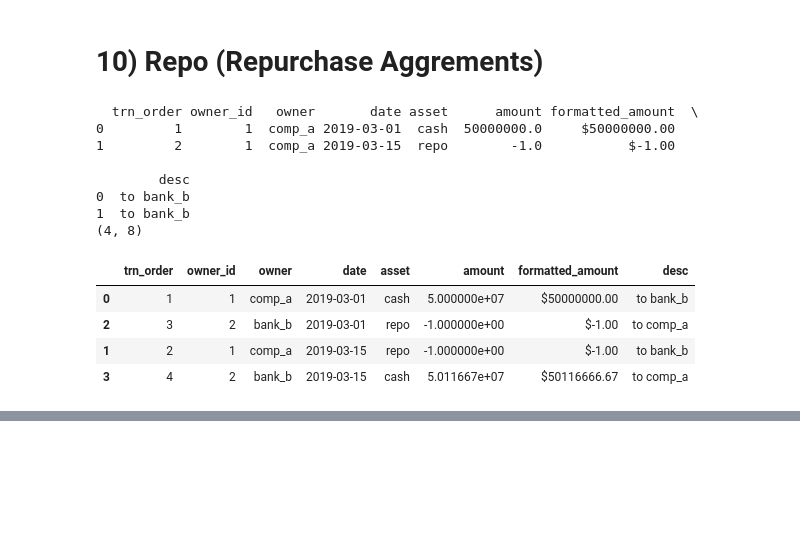
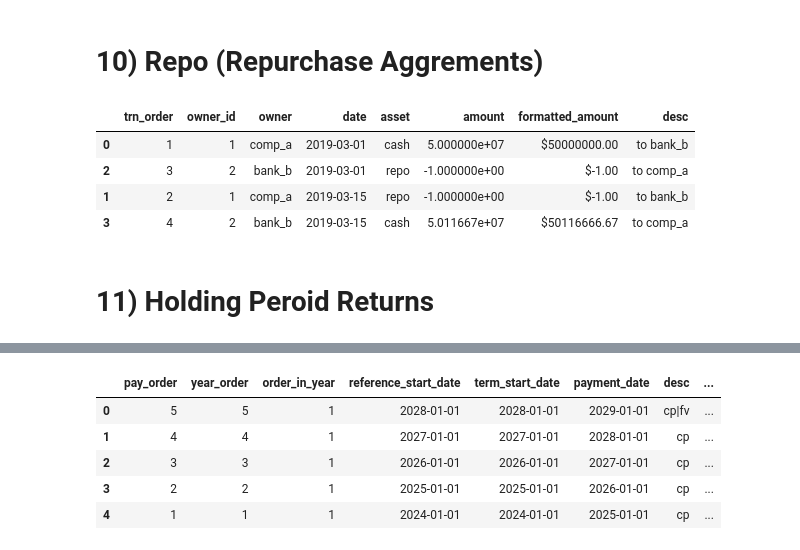
Before and after one commit to horasan/ml, a Jupyter notebook: R_LER_TREASURY_FIXED_INCOME_1.ipynb, the cells around one changed output, grey strips where cells are left out. Drawn from its saved outputs; the diff is of its cells as text; code cells hidden in the pictures; blank space fills up the shorter version.

Commit message:
holding period returns

```diff
--- a/R_LER_TREASURY_FIXED_INCOME_1.ipynb
+++ b/R_LER_TREASURY_FIXED_INCOME_1.ipynb
@@ -1477,7 +1477,6 @@ comp_a_on_maturity_date = {
 comp_a = comp_a._append(comp_a_on_repo_date, ignore_index = True)
 comp_a = comp_a._append(comp_a_on_maturity_date, ignore_index = True)
 
-print(comp_a)
 bank_b = pd.DataFrame(columns=["trn_order", "owner_id", "owner", "date", "asset", "amount", "formatted_amount","desc"])
 bank_b_on_repo_date = {
     "trn_order": 1,
@@ -1501,26 +1500,57 @@ bank_b_on_maturity_date = {
 }
 bank_b = bank_b._append(bank_b_on_repo_date, ignore_index = True)
 bank_b = bank_b._append(bank_b_on_maturity_date, ignore_index = True)
-bank_b
+
 
 all_actions = [comp_a, bank_b]
 all_transactions = pd.concat(all_actions, ignore_index = True)
-print(all_transactions.shape)
 all_transactions["trn_order"] = np.arange(1, all_transactions.shape[0] + 1, 1)
 all_transactions = all_transactions.reset_index(drop = True)
 
 all_transactions.sort_values(by=['date', 'owner_id'])
 # %% [output]
-  trn_order owner_id   owner       date asset      amount formatted_amount  \
-0         1        1  comp_a 2019-03-01  cash  50000000.0     $50000000.00
-1         2        1  comp_a 2019-03-15  repo        -1.0           $-1.00
-
-        desc
-0  to bank_b
-1  to bank_b
-(4, 8)
 |  | trn_order | owner_id | owner | date | asset | amount | formatted_amount | desc |
 | 0 | 1 | 1 | comp_a | 2019-03-01 | cash | 5.000000e+07 | $50000000.00 | to bank_b |
 | 2 | 3 | 2 | bank_b | 2019-03-01 | repo | -1.000000e+00 | $-1.00 | to comp_a |
 | 1 | 2 | 1 | comp_a | 2019-03-15 | repo | -1.000000e+00 | $-1.00 | to bank_b |
 | 3 | 4 | 2 | bank_b | 2019-03-15 | cash | 5.011667e+07 | $50116666.67 | to comp_a |
+# %% [markdown]
+# 11) Holding Peroid Returns
+# %%
+
+
+issue_date = datetime.datetime(2024, 1, 1)
+maturity_date = issue_date + pd.DateOffset(years=5)
+frequency_per_year = 1
+observation_date = issue_date + pd.DateOffset(days=17)
+
+# TODO: method for this calculation
+investment_amount = 10000
+price_quoted_as = 113
+
+face_value = investment_amount * 100 / price_quoted_as
+coupon_rate = 7.0/100
+day_count_convention = "ACT/ACT"
+
+reinvestment_rate = 3
+
+yield_in = None
+
+holding_return_rate = -1 # ??
+
+bondd = get_bond_lifecycle_for_observation_date_2(
+    issue_date = issue_date,
+    maturity_date = maturity_date,
+    frequency_per_year = frequency_per_year,
+    observation_date = observation_date,
+    face_value = face_value,
+    coupon_rate = coupon_rate,
+    yield_in=yield_in,
+    day_count_convention = day_count_convention
+)
+
+bondd["pay_order"] =  bondd["pay_order"] - 1
+bondd["year_order"] =  bondd["year_order"] - 1
+
+bondd
+# %% [output]
@@ -1526,0 +1559,6 @@ all_transactions.sort_values(by=['date', 'owner_id'])
+|  | pay_order | year_order | order_in_year | reference_start_date | term_start_date | payment_date | desc | ... |
+| 0 | 5 | 5 | 1 | 2028-01-01 | 2028-01-01 | 2029-01-01 | cp|fv | ... |
+| 1 | 4 | 4 | 1 | 2027-01-01 | 2027-01-01 | 2028-01-01 | cp | ... |
+| 2 | 3 | 3 | 1 | 2026-01-01 | 2026-01-01 | 2027-01-01 | cp | ... |
+| 3 | 2 | 2 | 1 | 2025-01-01 | 2025-01-01 | 2026-01-01 | cp | ... |
+| 4 | 1 | 1 | 1 | 2024-01-01 | 2024-01-01 | 2025-01-01 | cp | ... |
```
Also changed, not shown: parts of 1 cell of this notebook.
